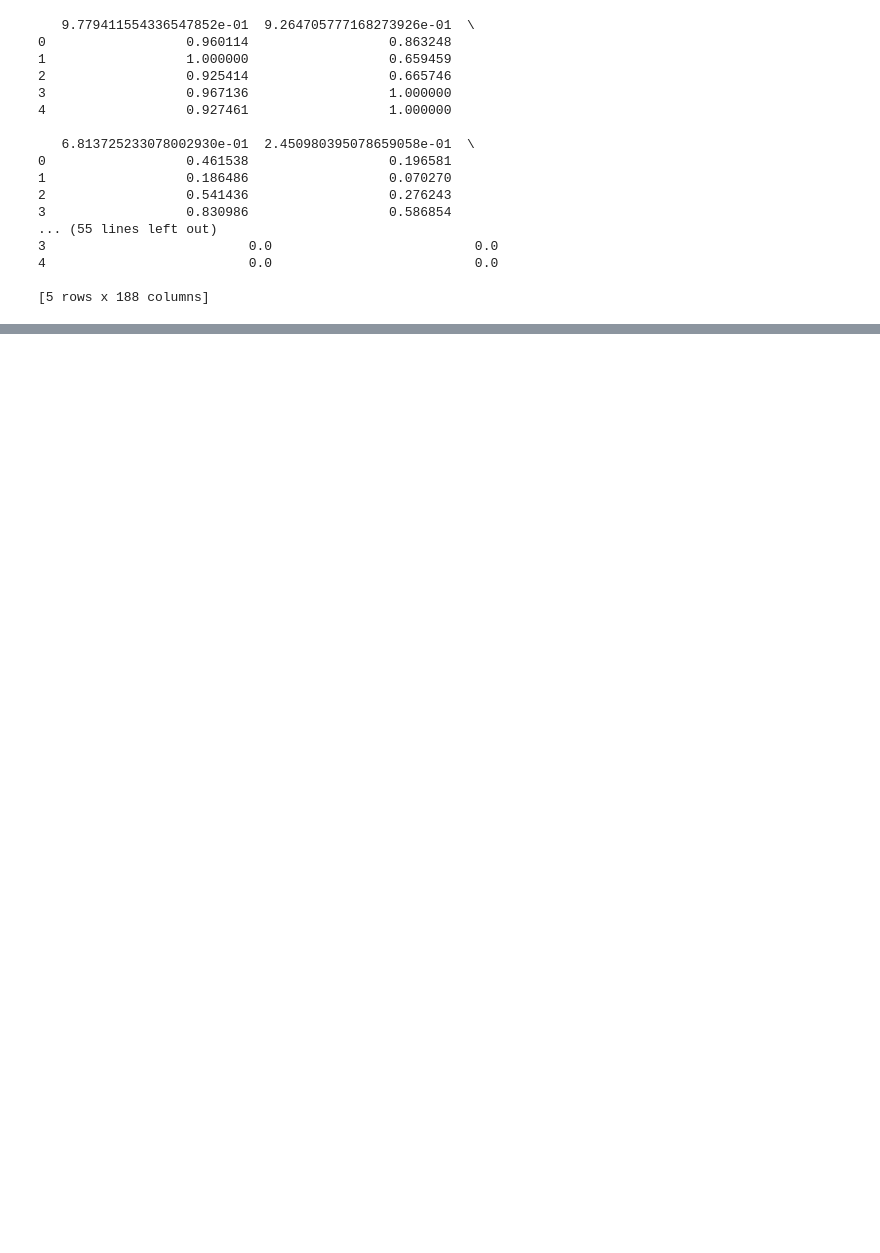
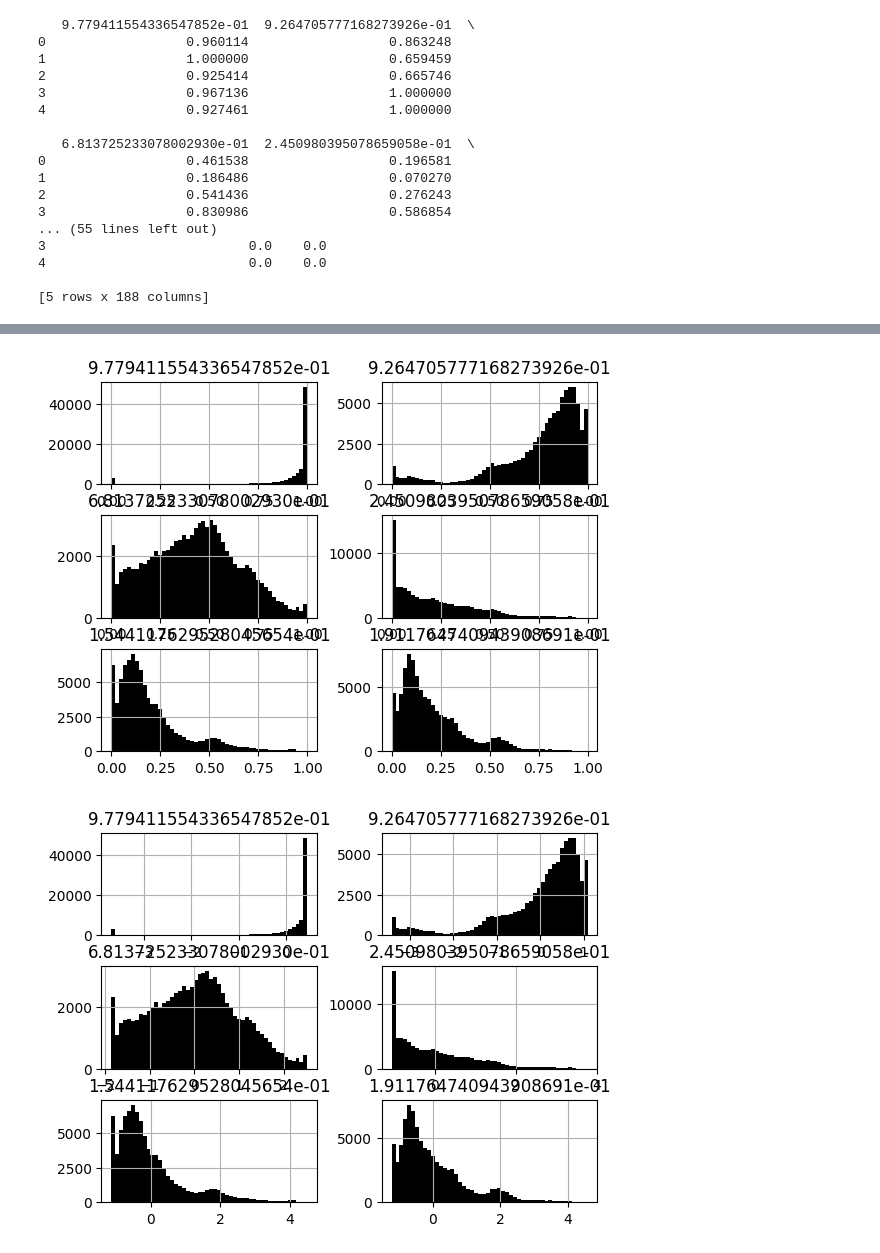
Before and after one commit to a-jakusz/ECG_analysis_ML, a Jupyter notebook: main.ipynb, the cells around one changed output, grey strips where cells are left out. Drawn from its saved outputs; the diff is of its cells as text; code cells hidden in the pictures; blank space fills up the shorter version.

Commit message:
update: preprocessing beta

```diff
--- a/main.ipynb
+++ b/main.ipynb
@@ -50,0 +63,19 @@ Procent brakujacych danych: 0.00%
+# %%
+from sklearn.compose import ColumnTransformer
+from sklearn.pipeline import Pipeline
+from sklearn.preprocessing import StandardScaler
+
+proc_pipeline = Pipeline(steps=[
+    ('std_scaler', StandardScaler()),
+])
+
+column_transformer = ColumnTransformer([
+    ('num', proc_pipeline, x_train.columns),
+])
+
+preprocessor = Pipeline(steps=[
+    ('column_transformer', column_transformer),
+])
+
+x_ready = preprocessor.fit_transform(x_train)
+print(x_ready.head())
@@ -50,0 +96,12 @@ Procent brakujacych danych: 0.00%
+# %%
+col = x_train.columns[:6]
+
+x_train[col].hist(bins = 50, color='black')
+plt.show()
+
+x_ready_df = pd.DataFrame(x_ready, columns=x_train.columns)
+x_ready_df[col].hist(bins = 50, color='black')
+plt.show()
+# %% [output]
+[figure, added]
+[figure, added]
```
Also changed, not shown: parts of 7 cells of this notebook.
